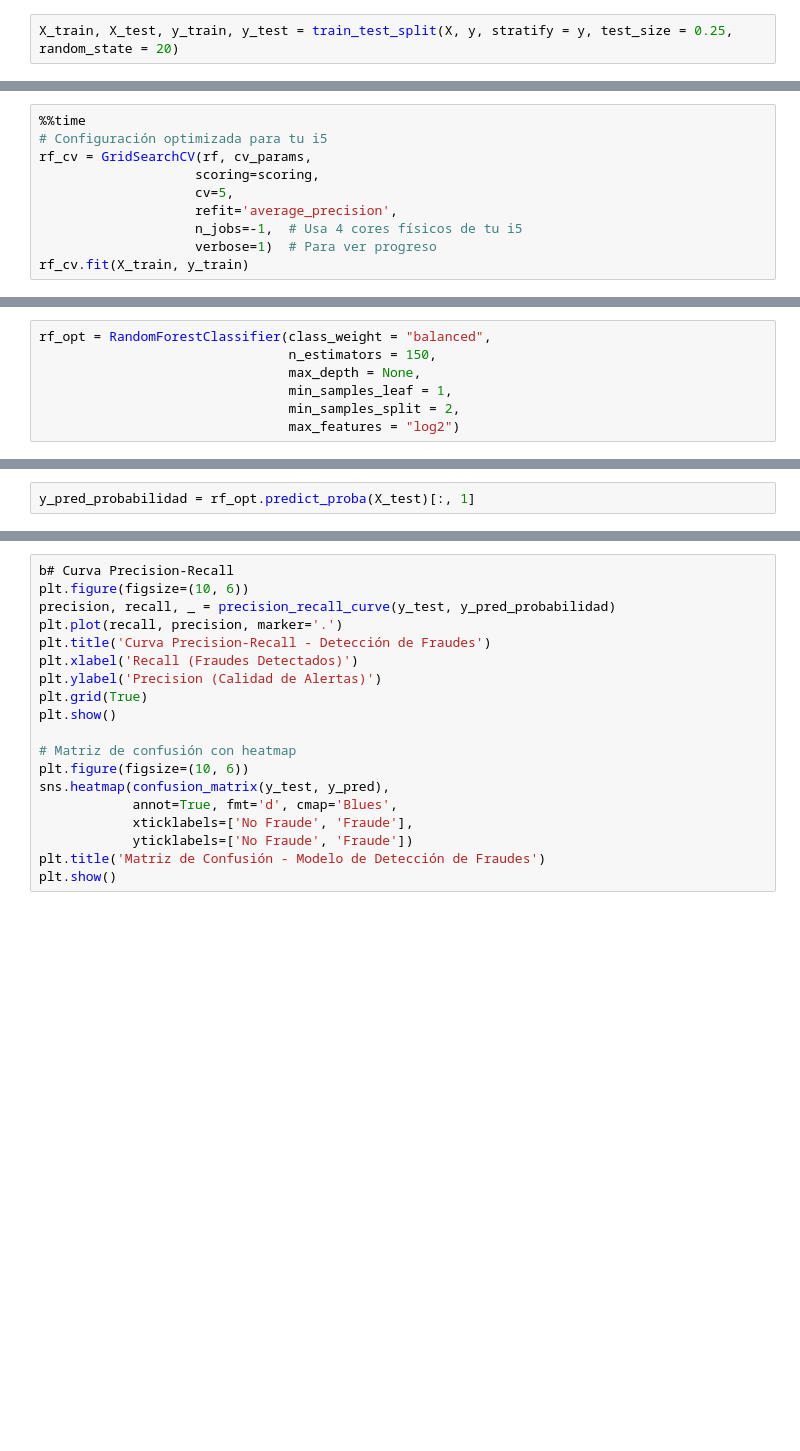
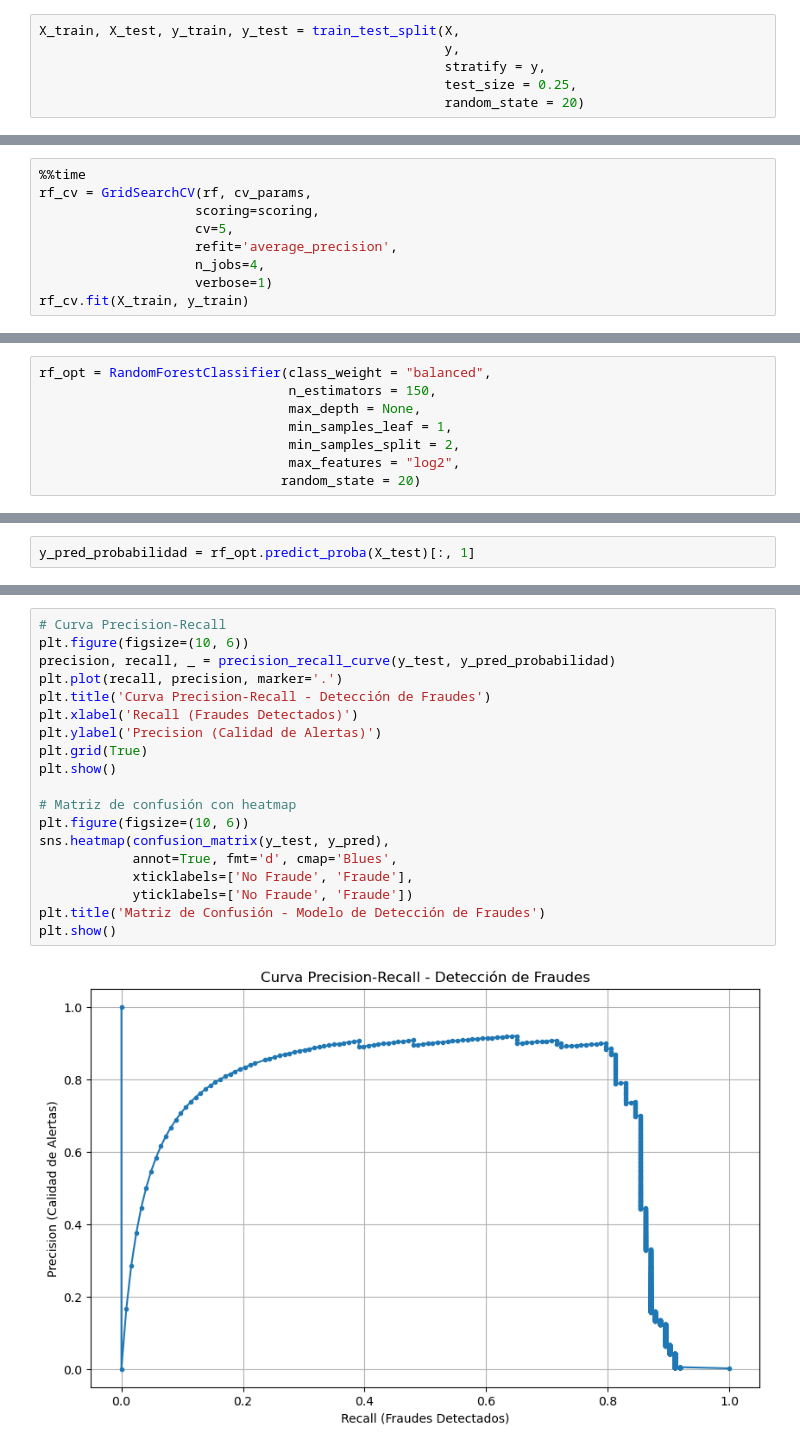
Before and after one commit to resteban3467/deteccion_fraude, a Jupyter notebook: notebooks/fraud_detection.ipynb, the cells around one changed output, grey strips where cells are left out. Drawn from its saved outputs; the diff is of its cells as text; blank space fills up the shorter version.

```diff
--- a/notebooks/fraud_detection.ipynb
+++ b/notebooks/fraud_detection.ipynb
@@ -36,7 +68,11 @@ y.shape
 # %% [output]
 (284807,)
 # %%
-X_train, X_test, y_train, y_test = train_test_split(X, y, stratify = y, test_size = 0.25, random_state = 20)
+X_train, X_test, y_train, y_test = train_test_split(X,
+                                                    y,
+                                                    stratify = y,
+                                                    test_size = 0.25,
+                                                    random_state = 20)
 # %%
 scoring = {
     'accuracy': 'accuracy',
@@ -56,13 +92,12 @@ cv_params = {'max_depth': [3, 4, 5, None],
 rf = RandomForestClassifier(random_state=20, class_weight = "balanced")
 # %%
 %%time
-# Configuración optimizada para tu i5
 rf_cv = GridSearchCV(rf, cv_params,
                     scoring=scoring,
                     cv=5,
                     refit='average_precision',
-                    n_jobs=-1,  # Usa 4 cores físicos de tu i5
-                    verbose=1)  # Para ver progreso
+                    n_jobs=4,
+                    verbose=1)
 rf_cv.fit(X_train, y_train)
 # %% [output]
 Fitting 5 folds for each of 96 candidates, totalling 480 fits
@@ -100,7 +135,8 @@ rf_opt = RandomForestClassifier(class_weight = "balanced",
                                 max_depth = None,
                                 min_samples_leaf = 1,
                                 min_samples_split = 2,
-                                max_features = "log2")
+                                max_features = "log2",
+                               random_state = 20)
 # %%
 rf_opt.fit(X_train, y_train)
 # %% [output]
@@ -153,19 +208,21 @@ print(results_df)
 # %%
-b# Curva Precision-Recall
+# Curva Precision-Recall
 plt.figure(figsize=(10, 6))
 precision, recall, _ = precision_recall_curve(y_test, y_pred_probabilidad)
 plt.plot(recall, precision, marker='.')
 plt.title('Curva Precision-Recall - Detección de Fraudes')
 plt.xlabel('Recall (Fraudes Detectados)')
 plt.ylabel('Precision (Calidad de Alertas)')
 plt.grid(True)
 plt.show()
 
 # Matriz de confusión con heatmap
 plt.figure(figsize=(10, 6))
 sns.heatmap(confusion_matrix(y_test, y_pred),
             annot=True, fmt='d', cmap='Blues',
             xticklabels=['No Fraude', 'Fraude'],
             yticklabels=['No Fraude', 'Fraude'])
 plt.title('Matriz de Confusión - Modelo de Detección de Fraudes')
 plt.show()
+# %% [output]
+[figure, added]
```
Also changed, not shown: parts of 13 cells of this notebook.
